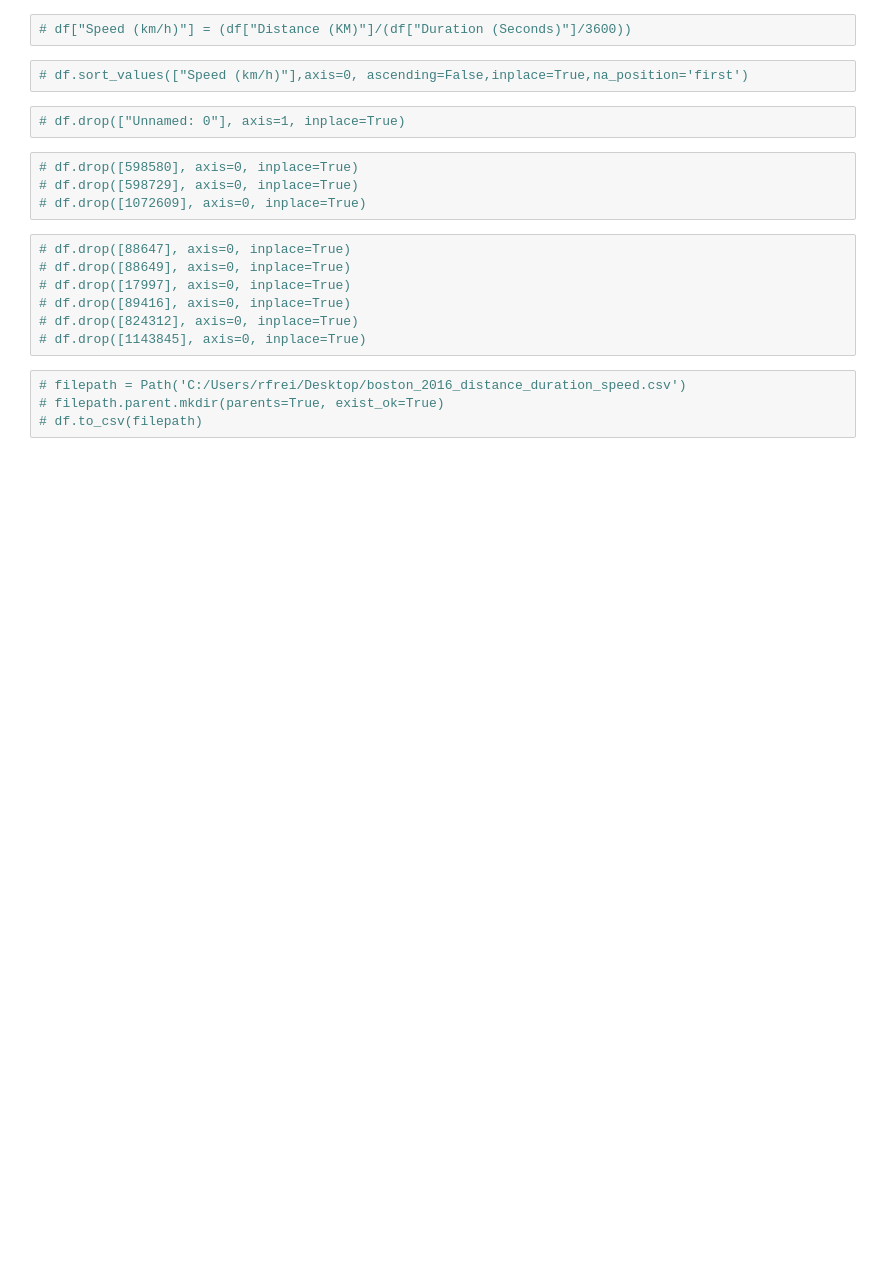
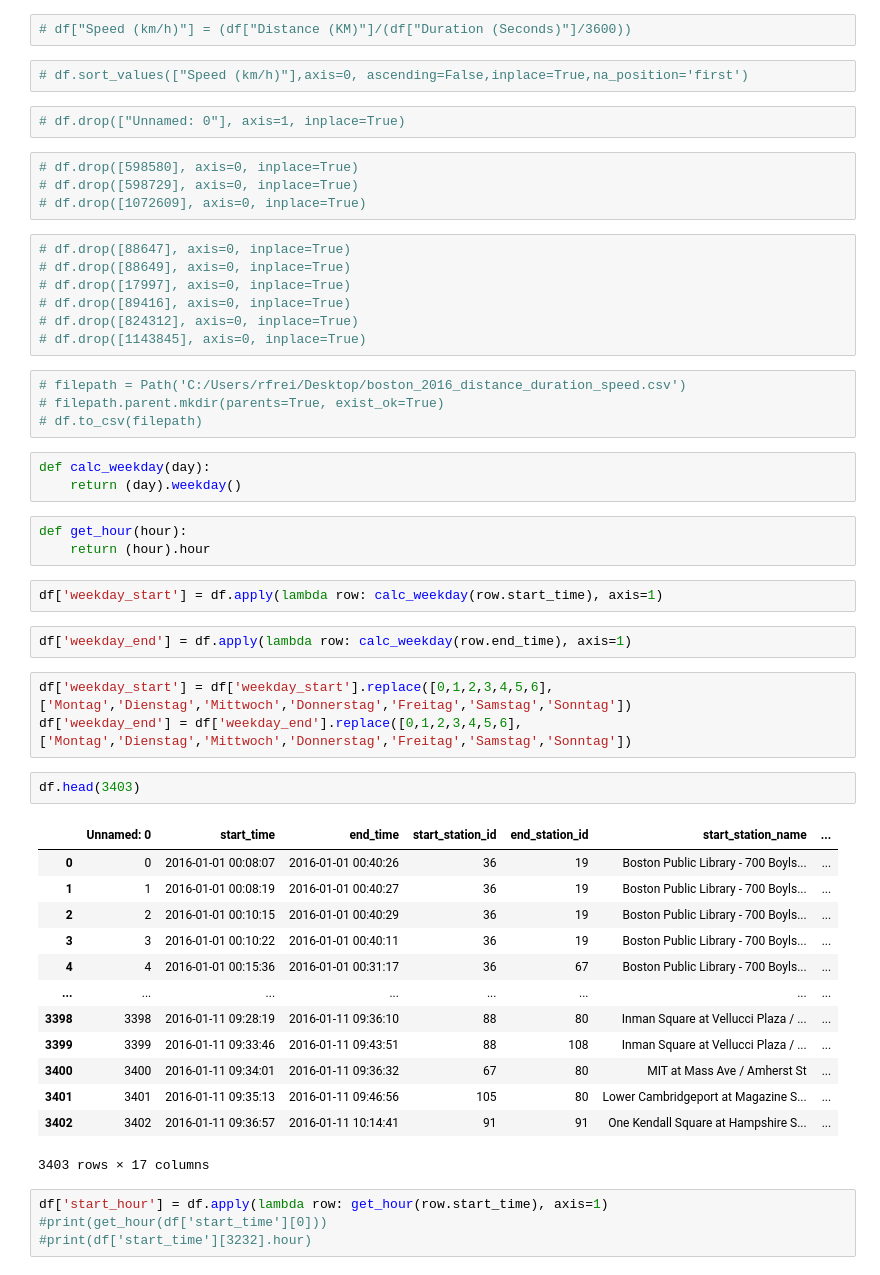
Before and after one commit to renefreitag/Data_Vipers, a Jupyter notebook: CBA/daniel_CBA.ipynb, the cells around one changed output. Saved outputs shown, nothing was run; the diff lists cells and outputs as text; blank space fills up the shorter version.

```diff
--- a/CBA/daniel_CBA.ipynb
+++ b/CBA/daniel_CBA.ipynb
@@ -168,3 +171,36 @@ df.head()
 # filepath = Path('C:/Users/rfrei/Desktop/boston_2016_distance_duration_speed.csv')
 # filepath.parent.mkdir(parents=True, exist_ok=True)
 # df.to_csv(filepath)
+# %%
+def calc_weekday(day):
+    return (day).weekday()
+# %%
+def get_hour(hour):
+    return (hour).hour
+# %%
+df['weekday_start'] = df.apply(lambda row: calc_weekday(row.start_time), axis=1)
+# %%
+df['weekday_end'] = df.apply(lambda row: calc_weekday(row.end_time), axis=1)
+# %%
+df['weekday_start'] = df['weekday_start'].replace([0,1,2,3,4,5,6],['Montag','Dienstag','Mittwoch','Donnerstag','Freitag','Samstag','Sonntag'])
+df['weekday_end'] = df['weekday_end'].replace([0,1,2,3,4,5,6],['Montag','Dienstag','Mittwoch','Donnerstag','Freitag','Samstag','Sonntag'])
+# %%
+df.head(3403)
+# %% [output]
+|  | Unnamed: 0 | start_time | end_time | start_station_id | end_station_id | start_station_name | ... |
+| 0 | 0 | 2016-01-01 00:08:07 | 2016-01-01 00:40:26 | 36 | 19 | Boston Public Library - 700 Boyls... | ... |
+| 1 | 1 | 2016-01-01 00:08:19 | 2016-01-01 00:40:27 | 36 | 19 | Boston Public Library - 700 Boyls... | ... |
+| 2 | 2 | 2016-01-01 00:10:15 | 2016-01-01 00:40:29 | 36 | 19 | Boston Public Library - 700 Boyls... | ... |
+| 3 | 3 | 2016-01-01 00:10:22 | 2016-01-01 00:40:11 | 36 | 19 | Boston Public Library - 700 Boyls... | ... |
+| 4 | 4 | 2016-01-01 00:15:36 | 2016-01-01 00:31:17 | 36 | 67 | Boston Public Library - 700 Boyls... | ... |
+| ... | ... | ... | ... | ... | ... | ... | ... |
+| 3398 | 3398 | 2016-01-11 09:28:19 | 2016-01-11 09:36:10 | 88 | 80 | Inman Square at Vellucci Plaza / ... | ... |
+| 3399 | 3399 | 2016-01-11 09:33:46 | 2016-01-11 09:43:51 | 88 | 108 | Inman Square at Vellucci Plaza / ... | ... |
+| 3400 | 3400 | 2016-01-11 09:34:01 | 2016-01-11 09:36:32 | 67 | 80 | MIT at Mass Ave / Amherst St | ... |
+| 3401 | 3401 | 2016-01-11 09:35:13 | 2016-01-11 09:46:56 | 105 | 80 | Lower Cambridgeport at Magazine S... | ... |
+| 3402 | 3402 | 2016-01-11 09:36:57 | 2016-01-11 10:14:41 | 91 | 91 | One Kendall Square at Hampshire S... | ... |
+3403 rows × 17 columns
+# %%
+df['start_hour'] = df.apply(lambda row: get_hour(row.start_time), axis=1)
+#print(get_hour(df['start_time'][0]))
+#print(df['start_time'][3232].hour)
```
Also changed, not shown: parts of 5 cells of this notebook.
